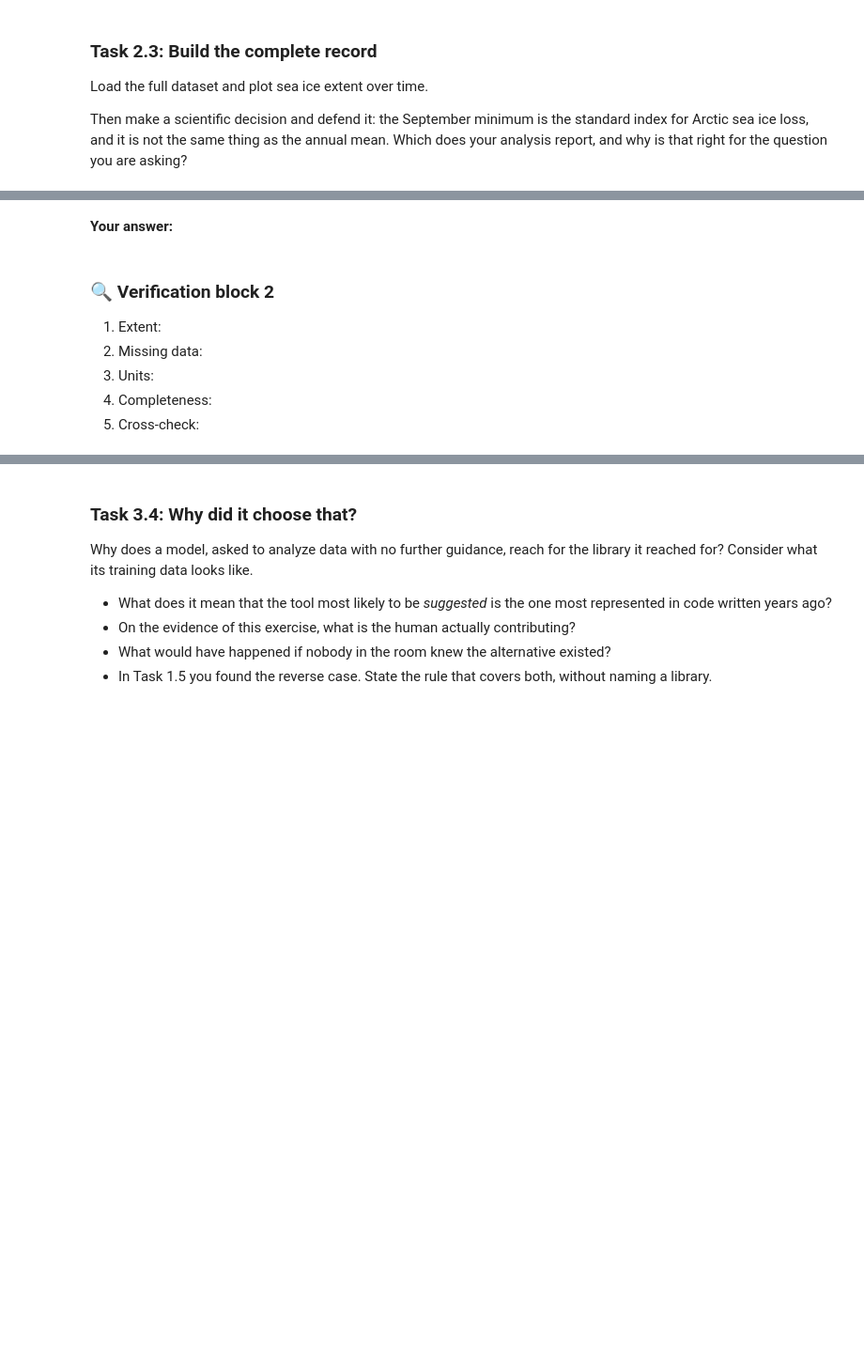
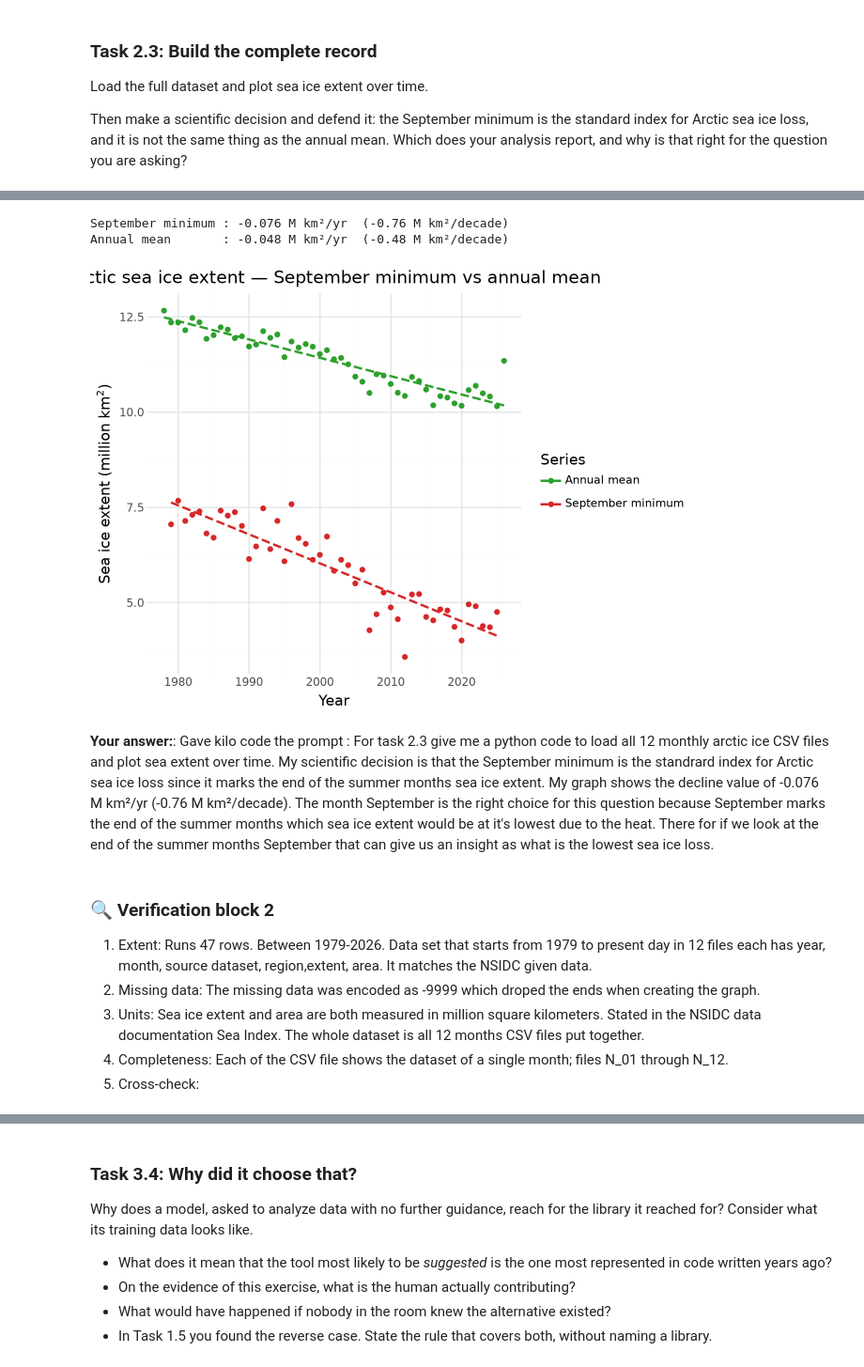
Before and after one commit to jiyuaa/climate-change, a Jupyter notebook: climate.ipynb, the cells around one changed output, grey strips where cells are left out. Shown at 94% size. Cells and saved outputs as stored; diff of their text form; code cells hidden in the pictures; blank space fills up the shorter version.

```diff
--- a/climate.ipynb
+++ b/climate.ipynb
@@ -257,12 +415,44 @@ report, and why is that right for the question you are asking?
+# %%
+# September minimum series (the standard index) plus annual mean
+sep = df[df["mo"] == 9].dropna(subset=["extent"]).copy()
+annual = df.groupby("year", as_index=False)["extent"].mean().dropna()
+
+def fit_line(s):
+    x, y = s["year"].values, s["extent"].values
+    slope, intercept = np.polyfit(x, y, 1)
+    return slope, intercept, slope * 10  # M km²/yr -> M km²/decade
+
+for name, s in [("September minimum", sep), ("Annual mean", annual)]:
+    slope, intercept, decade = fit_line(s)
+    s["fit"] = intercept + slope * s["year"]
+    print(f"{name:18s}: {slope:+.3f} M km²/yr  ({decade:+.2f} M km²/decade)")
+
+comb = pd.concat([sep.assign(series="September minimum"),
+                  annual.rename(columns={"extent": "extent"}).assign(series="Annual mean")])
+
+(
+    ggplot(comb, aes(x="year", y="extent", color="series"))
+    + geom_line(aes(y="fit"), linetype="dashed", size=1)
+    + geom_point(size=1.5)
+    + labs(title="Arctic sea ice extent — September minimum vs annual mean",
+           x="Year", y="Sea ice extent (million km$^2$)",
+           color="Series")
+    + scale_color_manual(values={"September minimum": "#d62728", "Annual mean": "#2ca02c"})
+    + theme_minimal()
+)
+# %% [output]
+September minimum : -0.076 M km²/yr  (-0.76 M km²/decade)
+Annual mean       : -0.048 M km²/yr  (-0.48 M km²/decade)
+[figure, added]
 # %% [markdown]
-**Your answer:**
+**Your answer:**: Gave kilo code the prompt : For task 2.3 give me a python code to load all 12 monthly arctic ice CSV files and plot sea extent over time. My scientific decision is that the September minimum is the standrard index for Arctic sea ice loss since it marks the end of the summer months sea ice extent. My graph shows the decline value of -0.076 M km²/yr  (-0.76 M km²/decade). The month September is the right choice for this question because September marks the end of the summer months which sea ice extent would be at it's lowest due to the heat. There for if we look at the end of the summer months September that can give us an insight as what is the lowest sea ice loss.
 # %% [markdown]
 ### 🔍 Verification block 2
 
-1. Extent:
-2. Missing data:
-3. Units:
-4. Completeness:
+1. Extent: Runs 47 rows. Between 1979-2026. Data set that starts from 1979 to present day in 12 files each has year, month, source dataset, region,extent, area. It matches the NSIDC given data.
+2. Missing data: The missing data was encoded as -9999 which droped the ends when creating the graph.
+3. Units: Sea ice extent and area are both measured in million square kilometers. Stated in the NSIDC data documentation Sea Index. The whole dataset is all 12 months CSV files put together.
+4. Completeness: Each of the CSV file shows the dataset of a single month; files N_01 through N_12.
 5. Cross-check:
 # %% [markdown]
 ---
```
Also changed, not shown: parts of 44 cells of this notebook.
